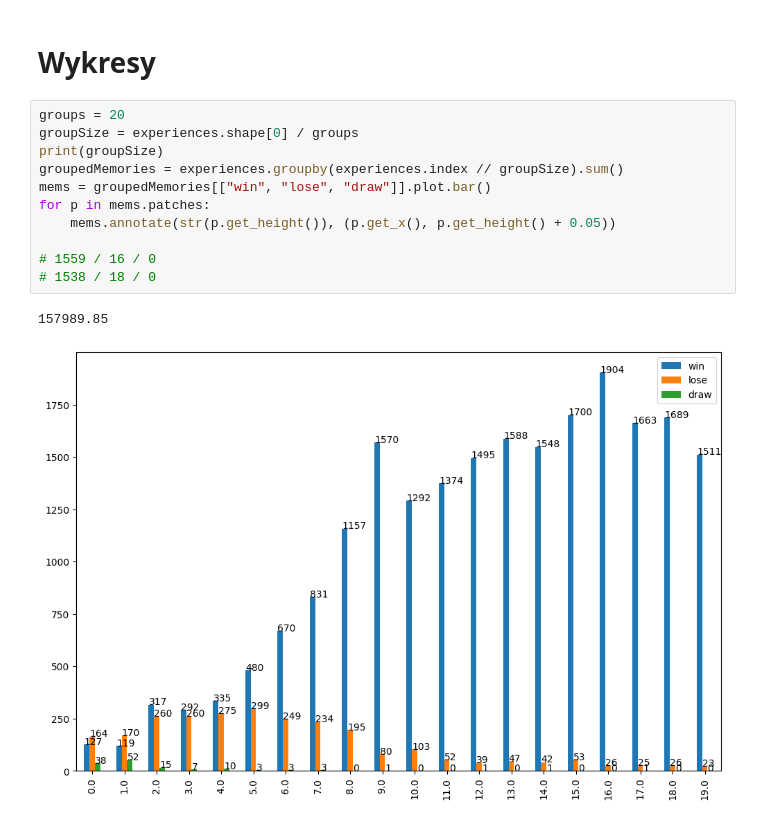
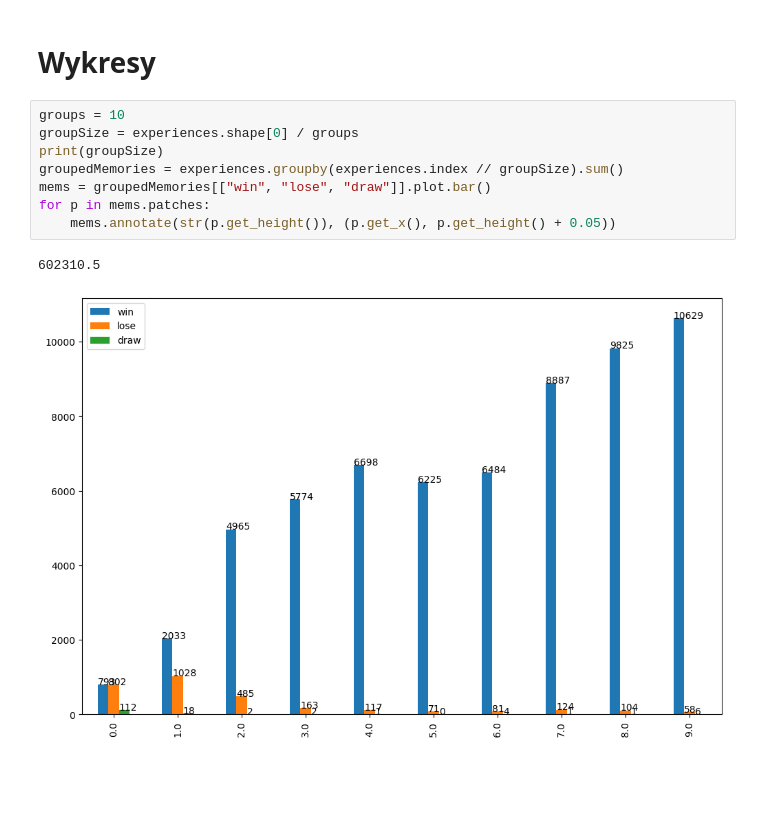
Before and after one commit to radiol00/mgrv3, a Jupyter notebook: hax_stat_analysis.ipynb, the cells around one changed output. Saved outputs shown, nothing was run; the diff lists cells and outputs as text; blank space fills up the shorter version.

```diff
--- a/hax_stat_analysis.ipynb
+++ b/hax_stat_analysis.ipynb
@@ -24,19 +24,16 @@ print(len(actorLosses))
 # %% [markdown]
 # Wykresy
 # %%
-groups = 20
+groups = 10
 groupSize = experiences.shape[0] / groups
 print(groupSize)
 groupedMemories = experiences.groupby(experiences.index // groupSize).sum()
 mems = groupedMemories[["win", "lose", "draw"]].plot.bar()
 for p in mems.patches:
     mems.annotate(str(p.get_height()), (p.get_x(), p.get_height() + 0.05))
-
-# 1559 / 16 / 0
-# 1538 / 18 / 0
 # %% [output]
-157989.85
+602310.5
-[figure, old version]
+[figure, new version]
 # %%
 data = actorLosses["loss"]
 
```
Also changed, not shown: parts of 5 cells of this notebook, 11 other files.
